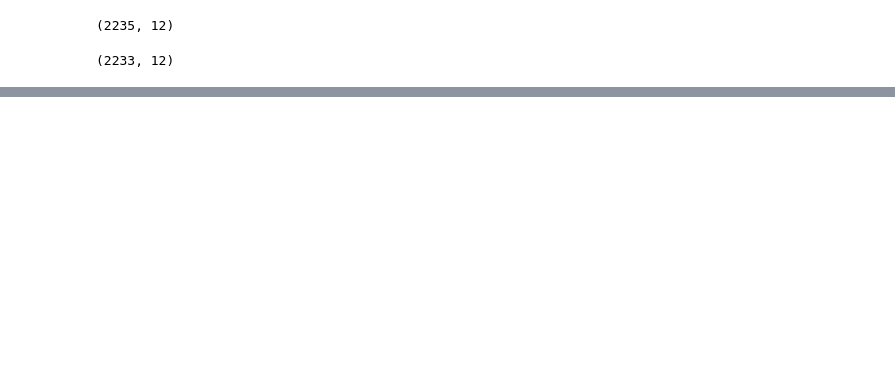
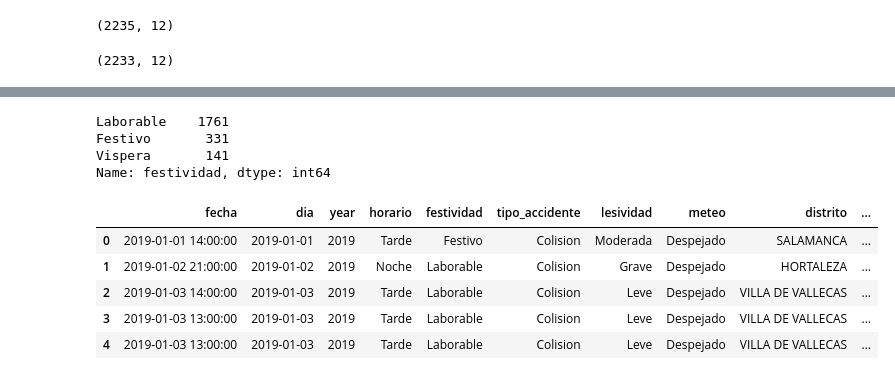
Before and after one commit to Ovion/Plan-B, a Jupyter notebook: input/clean_data/Untitled.ipynb, the cells around one changed output, grey strips where cells are left out. Drawn from its saved outputs; the diff is of its cells as text; code cells hidden in the pictures; blank space fills up the shorter version.

```diff
--- a/input/clean_data/Untitled.ipynb
+++ b/input/clean_data/Untitled.ipynb
@@ -58,0 +91,16 @@ bici.shape
+# %%
+bici.festividad.value_counts()
+# %% [output]
+Laborable    1761
+Festivo       331
+Vispera       141
+Name: festividad, dtype: int64
+# %%
+bici.head()
+# %% [output]
+|  | fecha | dia | year | horario | festividad | tipo_accidente | lesividad | meteo | distrito | ... |
+| 0 | 2019-01-01 14:00:00 | 2019-01-01 | 2019 | Tarde | Festivo | Colision | Moderada | Despejado | SALAMANCA | ... |
+| 1 | 2019-01-02 21:00:00 | 2019-01-02 | 2019 | Noche | Laborable | Colision | Grave | Despejado | HORTALEZA | ... |
+| 2 | 2019-01-03 14:00:00 | 2019-01-03 | 2019 | Tarde | Laborable | Colision | Leve | Despejado | VILLA DE VALLECAS | ... |
+| 3 | 2019-01-03 13:00:00 | 2019-01-03 | 2019 | Tarde | Laborable | Colision | Leve | Despejado | VILLA DE VALLECAS | ... |
+| 4 | 2019-01-03 13:00:00 | 2019-01-03 | 2019 | Tarde | Laborable | Colision | Leve | Despejado | VILLA DE VALLECAS | ... |
```
Also changed, not shown: parts of 6 cells of this notebook, 2 other files.
